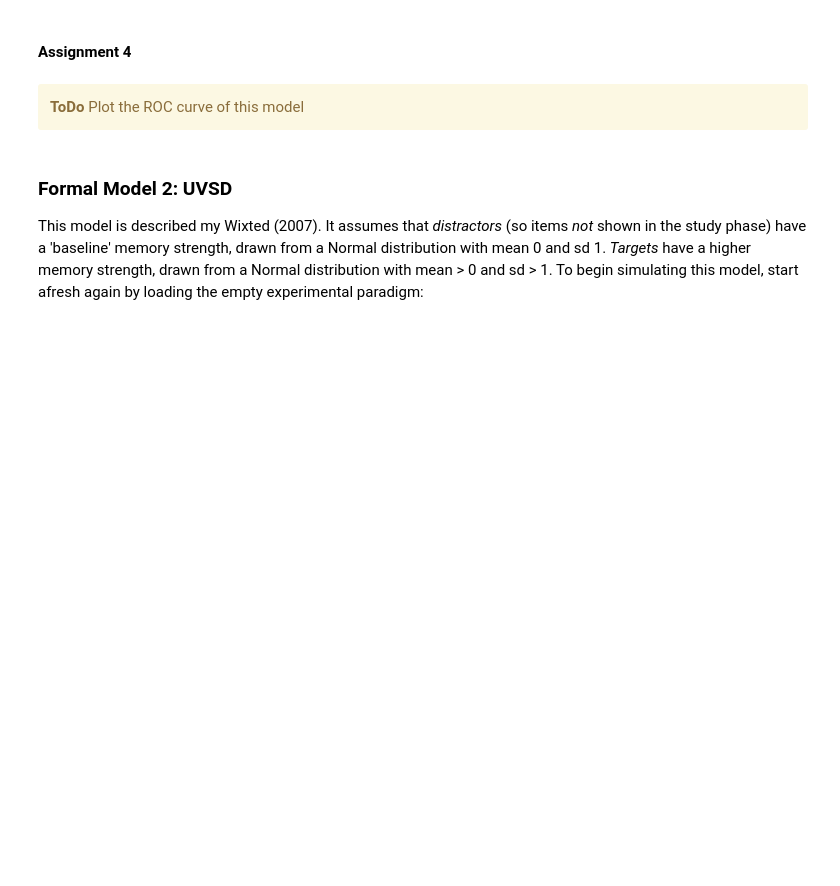
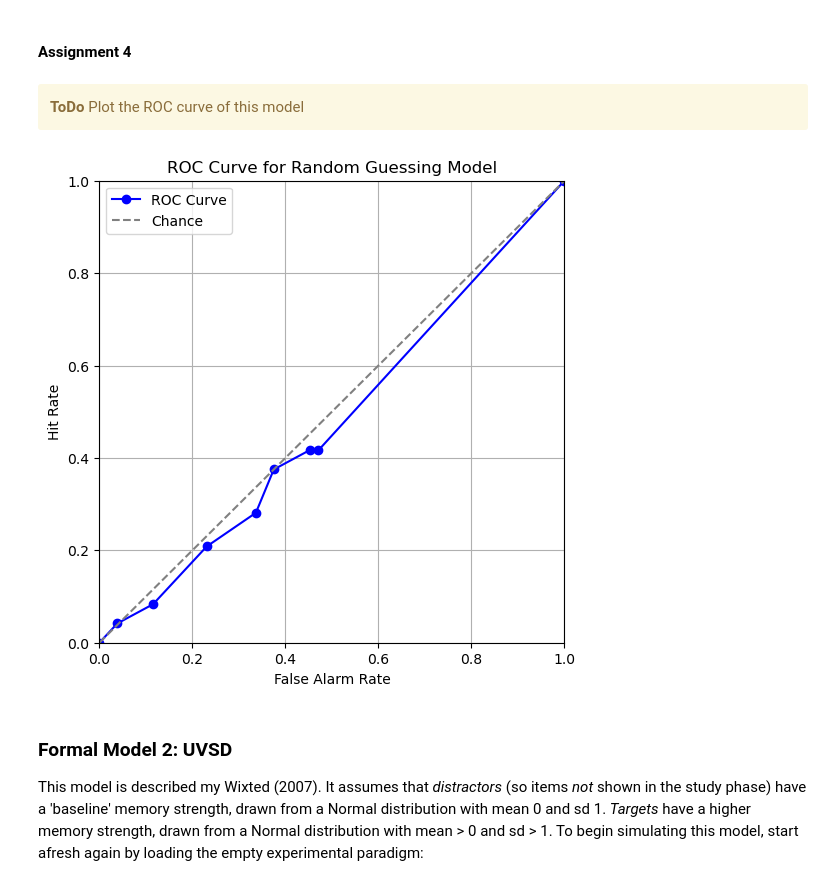
Before and after one commit to kooroshkz/Cognition_and_Computation, a Jupyter notebook: Project-1/memory.ipynb, the cells around one changed output. Drawn from its saved outputs; the diff is of its cells as text; code cells hidden in the pictures; blank space fills up the shorter version.

```diff
--- a/Project-1/memory.ipynb
+++ b/Project-1/memory.ipynb
@@ -257,24 +257,0 @@ model1_data.head()
-# %%
-def get_cuts(n_confidence_bins=8, strength_for_max_confidence=1.5):
-    bin_sizes = np.hstack(([-strength_for_max_confidence], np.ones(n_confidence_bins-2)*(3/(n_confidence_bins-2))))
-    cuts = np.cumsum(bin_sizes)[::-1]
-    return cuts
-
-def get_confidence(memory_strength, n_confidence_bins=8, strength_for_max_confidence=1.5):
-    ''' Converts memory strength to confidence levels (1 to 8) '''
-    cuts = get_cuts(n_confidence_bins, strength_for_max_confidence)
-    cuts = np.hstack((cuts, [-np.Inf]))
-
-    confidence = np.zeros_like(memory_strength)
-    for i in range(len(cuts)):
-        if i == 1:
-            idx = memory_strength > cuts[i]
-        else:
-            idx = (memory_strength < cuts[i-1]) & (memory_strength >= cuts[i])
-        confidence[idx] = i
-
-    return confidence
-
-model1_data['confidence'] = get_confidence(model1_data['memory_strength'])
-
-model1_data.head()
@@ -328,3 +353,22 @@ model1_data['confidence'] = get_confidence(model1_data['memory_strength'])
+# %%
+def plot_roc_curve(data):
+    # Compute hit rates and false alarm rates
+    fpr, tpr = compute_roc_curve(data)
+
+    plt.figure(figsize=(6,6))
+    plt.plot(fpr, tpr, marker='o', linestyle='-', color='b', label='ROC Curve')  # main curve
+    plt.plot([0,1], [0,1], '--', color='gray', label='Chance')  # reference diagonal
+    plt.xlim([0,1])
+    plt.ylim([0,1])
+    plt.xlabel("False Alarm Rate")
+    plt.ylabel("Hit Rate")
+    plt.title("ROC Curve for Random Guessing Model")
+    plt.legend()
+    plt.grid()
+    plt.show()
+plot_roc_curve(model1_data)
+# %% [output]
+[figure, added]
 # %% [markdown]
 ### Formal Model 2: UVSD
 
```
Also changed, not shown: parts of 8 cells of this notebook.
